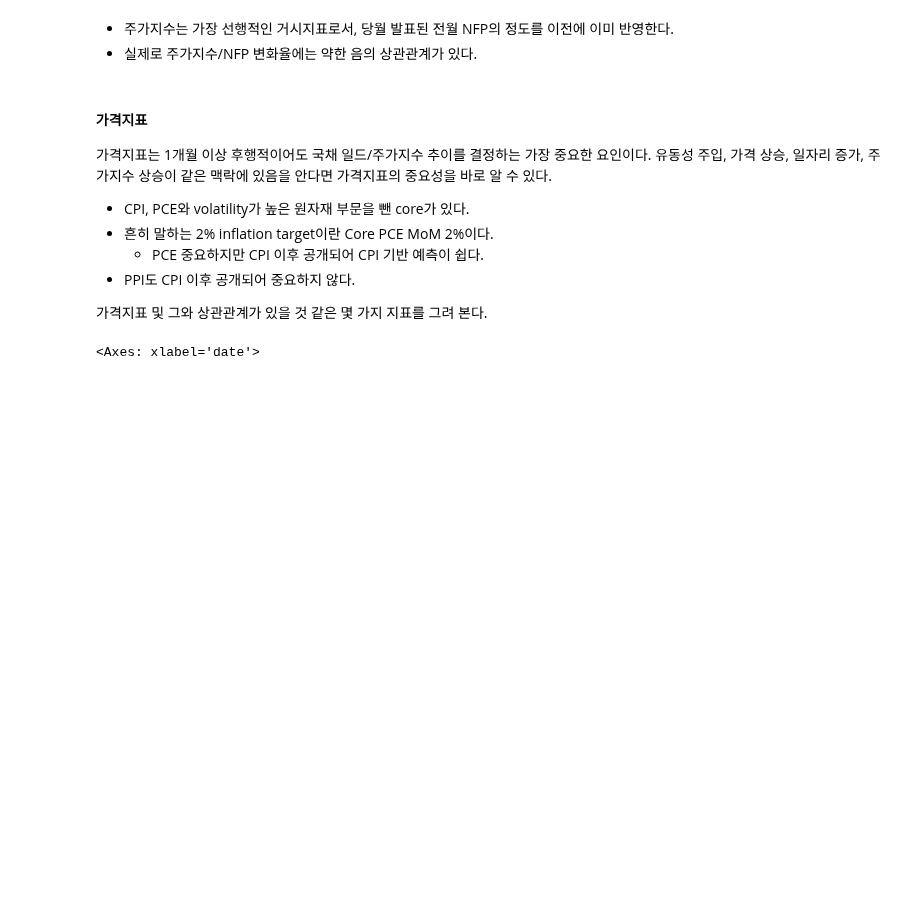
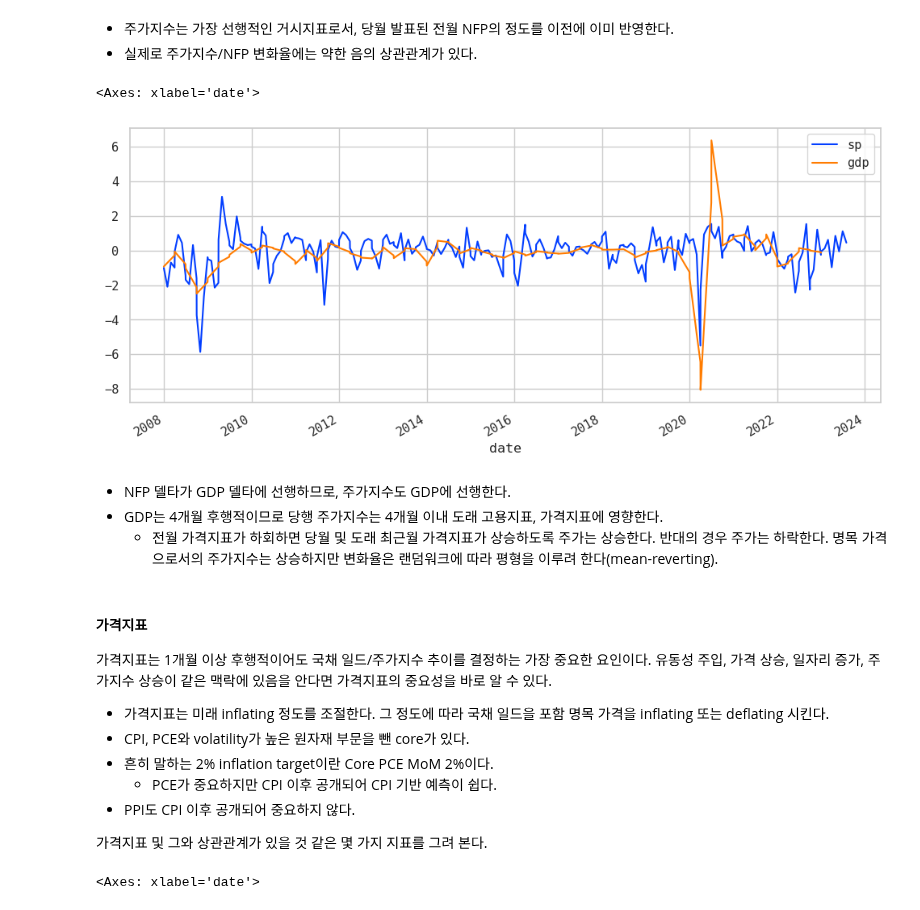
Before and after one commit to beeseosil/pub, a Jupyter notebook: da/fin.ipynb, the cells around one changed output. Saved outputs shown, nothing was run; the diff lists cells and outputs as text; code cells hidden in the pictures; blank space fills up the shorter version.

```diff
--- a/da/fin.ipynb
+++ b/da/fin.ipynb
@@ -120,12 +120,25 @@ _data.loc["2006":"2011"].plot()
 # %% [markdown]
 * 주가지수는 가장 선행적인 거시지표로서, 당월 발표된 전월 NFP의 정도를 이전에 이미 반영한다.
 * 실제로 주가지수/NFP 변화율에는 약한 음의 상관관계가 있다.
+# %%
+sp=data.sp.resample("m").mean().pct_change(fill_method=None)
+gdp=data.gdp.dropna().pct_change(fill_method=None)
+sp_to_gdp=scipy.stats.zscore(pd.concat([sp,gdp],axis=1).dropna(how="all"),nan_policy="omit").interpolate(limit_area="inside")
+sp_to_gdp.loc["2008":].plot()
+# %% [output]
+<Axes: xlabel='date'>
+[figure, added]
+# %% [markdown]
+* NFP 델타가 GDP 델타에 선행하므로, 주가지수도 GDP에 선행한다.
+* GDP는 4개월 후행적이므로 당행 주가지수는 4개월 이내 도래 고용지표, 가격지표에 영향한다.
+    * 전월 가격지표가 하회하면 당월 및 도래 최근월 가격지표가 상승하도록 주가는 상승한다. 반대의 경우 주가는 하락한다. 명목 가격으로서의 주가지수는 상승하지만 변화율은 랜덤워크에 따라 평형을 이루려 한다(mean-reverting).
 # %% [markdown]
 #### 가격지표
 가격지표는 1개월 이상 후행적이어도 국채 일드/주가지수 추이를 결정하는 가장 중요한 요인이다. 유동성 주입, 가격 상승, 일자리 증가, 주가지수 상승이 같은 맥락에 있음을 안다면 가격지표의 중요성을 바로 알 수 있다.
+* 가격지표는 미래 inflating 정도를 조절한다. 그 정도에 따라 국채 일드을 포함 명목 가격을 inflating 또는 deflating 시킨다.
 * CPI, PCE와 volatility가 높은 원자재 부문을 뺀 core가 있다.
 * 흔히 말하는 2% inflation target이란 Core PCE MoM 2%이다.
-    * PCE 중요하지만 CPI 이후 공개되어 CPI 기반 예측이 쉽다.
+    * PCE가 중요하지만 CPI 이후 공개되어 CPI 기반 예측이 쉽다.
 * PPI도 CPI 이후 공개되어 중요하지 않다.
 
 가격지표 및 그와 상관관계가 있을 것 같은 몇 가지 지표를 그려 본다.
```
Also changed, not shown: parts of 7 cells of this notebook, 1 other file.
